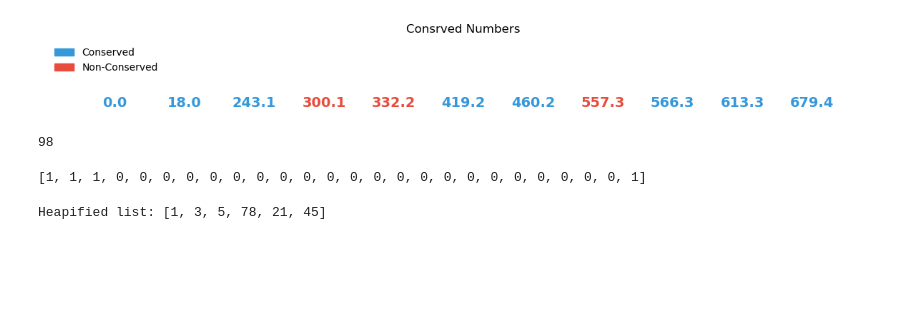
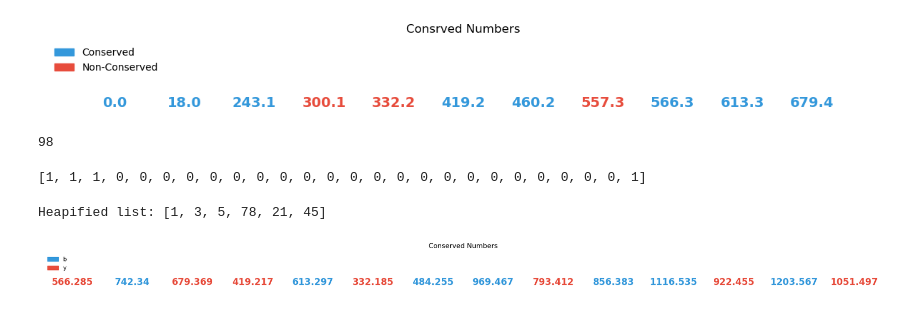
Before and after one commit to Kevinxsn/2D_spec_dict, a Jupyter notebook: anti_symmetric/notebook.ipynb, the cells around one changed output. Drawn from its saved outputs; the diff is of its cells as text; code cells hidden in the pictures; blank space fills up the shorter version.

```diff
--- a/anti_symmetric/notebook.ipynb
+++ b/anti_symmetric/notebook.ipynb
@@ -2412,3 +2412,75 @@ heapq.heapify(my_list)
 print(f"Heapified list: {my_list}")
 # %% [output]
 Heapified list: [1, 3, 5, 78, 21, 45]
+# %%
+def ion_simplify(the_input):
+    if the_input is None:
+        return 'spurious'
+    elif the_input[0] == 'y':
+        return 'y'
+    elif the_input[0] == 'b'and len(the_input) > 1 and the_input[1] != 'i':
+        return 'b'
+    else:
+        return 'spurious'
+# %%
+import matplotlib.pyplot as plt
+import matplotlib.patches as mpatches
+
+def draw_colored_numbers(data_list):
+    """
+    Draws a horizontal strip of numbers where the text color is determined by the category.
+
+    Args:
+        data_list (list): A list of tuples, e.g., [(18.0, 'Conserved'), (300.1, 'Non-Conserved')]
+    """
+    # 1. Setup the figure (Wide and short, since it's a single row)
+    fig, ax = plt.subplots(figsize=(len(data_list) * 1.5, 2)) # Adjust width based on number of items
+
+    # 2. Turn off the axes (removes the box, ticks, and background grid)
+    ax.axis('off')
+
+    # 3. Define Colors (Blue, Red, Green for the 3 possibilities)
+    colors = ['#3498db', '#e74c3c', '#2ecc71']
+
+    # Map categories to colors
+    categories = [ion_simplify(item[1]) for item in data_list]
+    unique_cats = sorted(list(set(categories)))
+    cat_to_color = {cat: colors[i % len(colors)] for i, cat in enumerate(unique_cats)}
+
+    # 4. Draw the numbers as Text
+    # We iterate through the list and place text at x=0, x=1, x=2, etc.
+    for i, (value, cat) in enumerate(data_list):
+        ax.text(
+            x=i,              # Horizontal position
+            y=0.5,            # Vertical center
+            s=str(round(value, 3)),     # The text to display
+            color=cat_to_color[ion_simplify(cat)],
+            fontsize=16,
+            fontweight='bold',
+            ha='center',      # Horizontal alignment
+            va='center'       # Vertical alignment
+        )
+
+    # 5. Set limits to ensure all text is visible
+    ax.set_xlim(-0.5, len(data_list) - 0.5)
+    ax.set_ylim(0, 1)
+
+    # 6. Add a Legend
+    # We create custom colored patches for the legend
+    legend_handles = [
+        mpatches.Patch(color=cat_to_color[cat], label=cat)
+        for cat in unique_cats
+    ]
+    plt.legend(handles=legend_handles, loc='upper left', frameon=False)
+
+    plt.title("Conserved Numbers") # Optional title
+    plt.tight_layout()
+    plt.show()
+
+# --- Example Usage ---
+# Using data similar to your provided image
+data = [(566.285244, 'y4'), (742.339794, 'b6'), (679.369304, 'y5'), (419.216834, 'y3'), (613.297204, 'b5'), (332.184804, 'y2'), (484.254614, 'b4'), (969.466784, 'b8'), (793.412234, 'y6'), (856.3827239999999, 'b7'), (1116.535194, 'b9'), (922.454824, 'y7'), (1203.5672240000001, 'b10'), (1051.497414, 'y8')]
+
+draw_colored_numbers(data)
+# %% [output]
+[figure, added]
```
Also changed, not shown: parts of 1 cell of this notebook, 4 other files.
